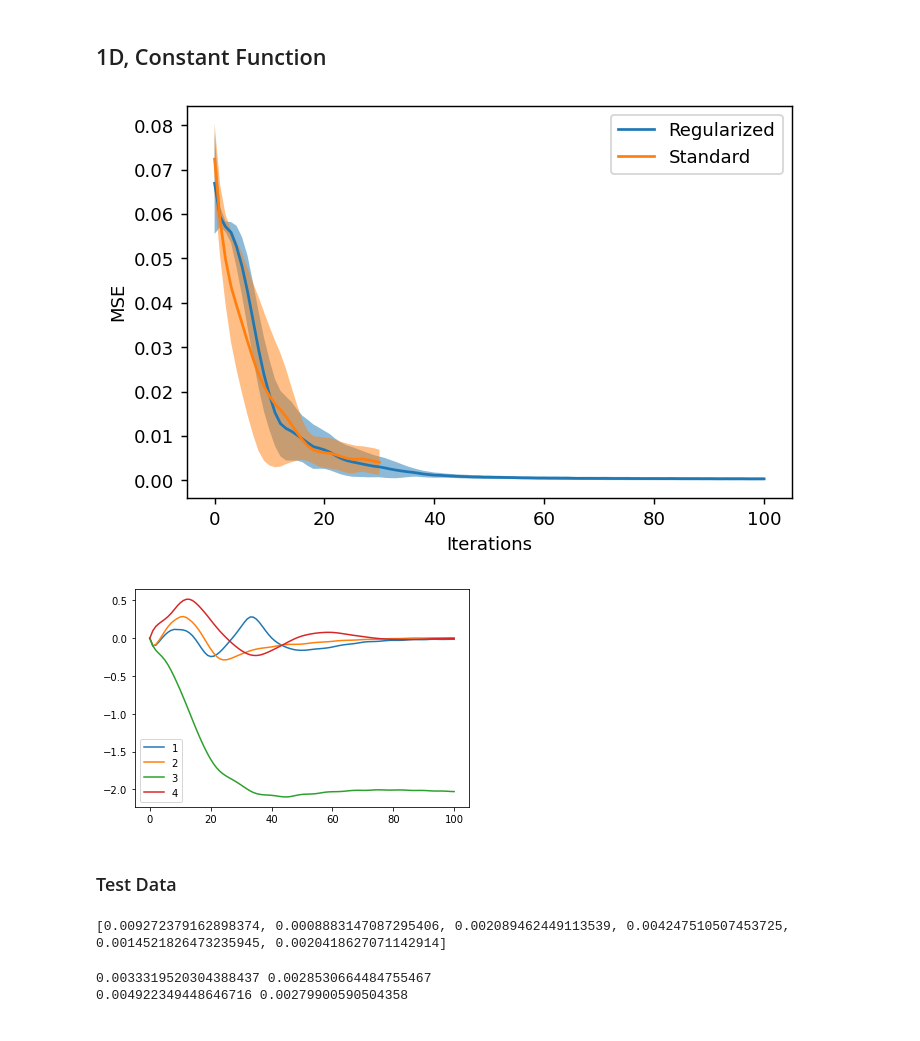
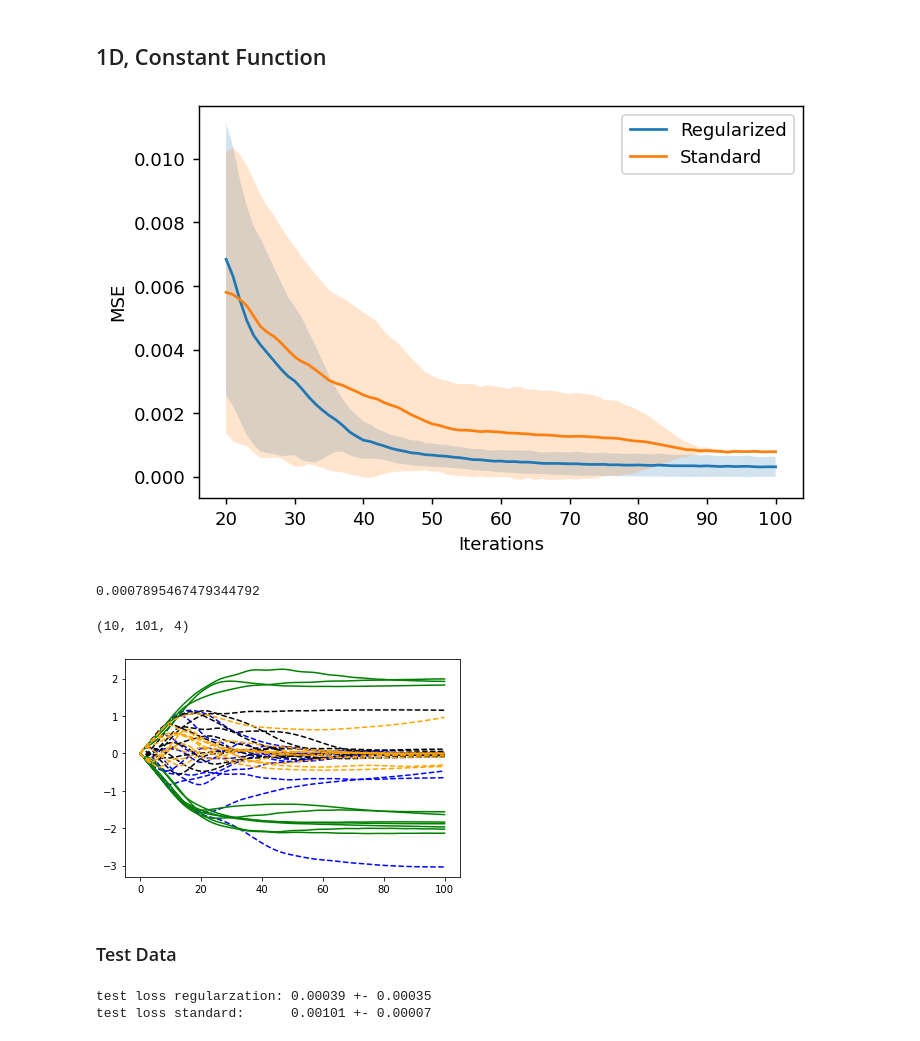
Before and after one commit to KristianWold/Thesis, a Jupyter notebook: notebooks/analysis/Regularization, Analysis.ipynb, the cells around one changed output. Saved outputs shown, nothing was run; the diff lists cells and outputs as text; code cells hidden in the pictures.

```diff
--- a/notebooks/analysis/Regularization, Analysis.ipynb
+++ b/notebooks/analysis/Regularization, Analysis.ipynb
@@ -35,37 +32,47 @@ loss2 = np.array([model.loss for model in model_list2])
 std2 = np.std(loss2, axis=0)
 avg2 = np.mean(loss2, axis=0)
 # %%
-start = 0
-stop = 31
-alpha = 0.5
+start = 20
+stop = 101
+alpha = 0.2
 spacing1 = list(range(101))
 spacing2 = list(range(stop))
 
 fig=plt.figure(figsize=(6,4), dpi=130, facecolor='w', edgecolor='k')
 
-plt.fill_between(spacing1, avg1 - std1, avg1 + std1, alpha=alpha)
-plt.fill_between(spacing2, (avg2 - std2)[:stop], (avg2 + std2)[:stop], alpha=alpha)
-plt.plot(spacing1, avg1)
-plt.plot(spacing2, avg2[:stop])
+plt.fill_between(spacing1[start:], (avg1 - std1)[start:], (avg1 + std1)[start:], alpha=alpha)
+plt.fill_between(spacing2[start:], (avg2 - std2)[start:stop], (avg2 + std2)[start:stop], alpha=alpha)
+plt.plot(spacing1[start:], avg1[start:])
+plt.plot(spacing2[start:], avg2[start:stop])
 
 plt.xlabel("Iterations")
 plt.ylabel("MSE")
 plt.legend(["Regularized", "Standard"])
 plt.show()
 # %% [output]
-[figure, old version]
+[figure, new version]
+# %%
+print(avg2[-1])
+# %% [output]
+0.0007895467479344792
 # %%
 map_params = np.array([model.map_params for model in model_list1])
 # %%
 map_params_avg = np.mean(map_params, axis=0)
 map_params_std = np.std(map_params, axis=0)
 # %%
-plt.plot(map_params[4])
+print(map_params.shape)
+plt.plot(map_params[:,:,0].T, color="blue", linestyle="--")
+plt.plot(map_params[:,:,1].T, color="black", linestyle="--")
+plt.plot(map_params[:,:,2].T, color="green")
+plt.plot(map_params[:,:,3].T, color="orange", linestyle="--")
+#plt.plot(map_params[1])
 #plt.fill_between(list(range(101)), map_params_avg[:,0] - map_params_std[:,0], map_params_avg[:,0] + map_params_std[:,0], alpha=alpha)
-plt.legend(["1", "2", "3", "4"])
+#plt.legend(["1", "2", "3", "4"])
 plt.show()
 # %% [output]
+(10, 101, 4)
-[figure, old version]
+[figure, new version]
 # %% [markdown]
 ### Test Data
 # %%
@@ -83,12 +90,8 @@ for model in model_list1:
     loss = np.mean((y_pred - y)**2)
     loss_list_reg.append(loss)
 
-print(loss_list_reg)
-
 loss_reg = np.mean(loss_list_reg)
 loss_reg_std = np.std(loss_list_reg)
-# %% [output]
-[0.009272379162898374, 0.0008883147087295406, 0.002089462449113539, 0.004247510507453725, 0.0014521826473235945, 0.0020418627071142914]
 # %%
 loss_list_standard = []
 for model in model_list2:
@@ -100,10 +103,10 @@ loss_standard = np.mean(loss_standard)
 loss_standard_std = np.std(loss_list_standard)
 # %%
-print(loss_reg, loss_reg_std)
-print(loss_standard, loss_standard_std)
+print(f"test loss regularzation: {loss_reg:.5f} +- {loss_reg_std:.5f}")
+print(f"test loss standard:      {loss_standard:.5f} +- {loss_standard_std:.5f}")
 # %% [output]
-0.0033319520304388437 0.0028530664484755467
-0.004922349448646716 0.00279900590504358
+test loss regularzation: 0.00039 +- 0.00035
+test loss standard:      0.00101 +- 0.00007
 # %%
 y_pred = model_list2[0].predict(x)
 # %%
```
Also changed, not shown: parts of 4 cells of this notebook, 6 other files.
